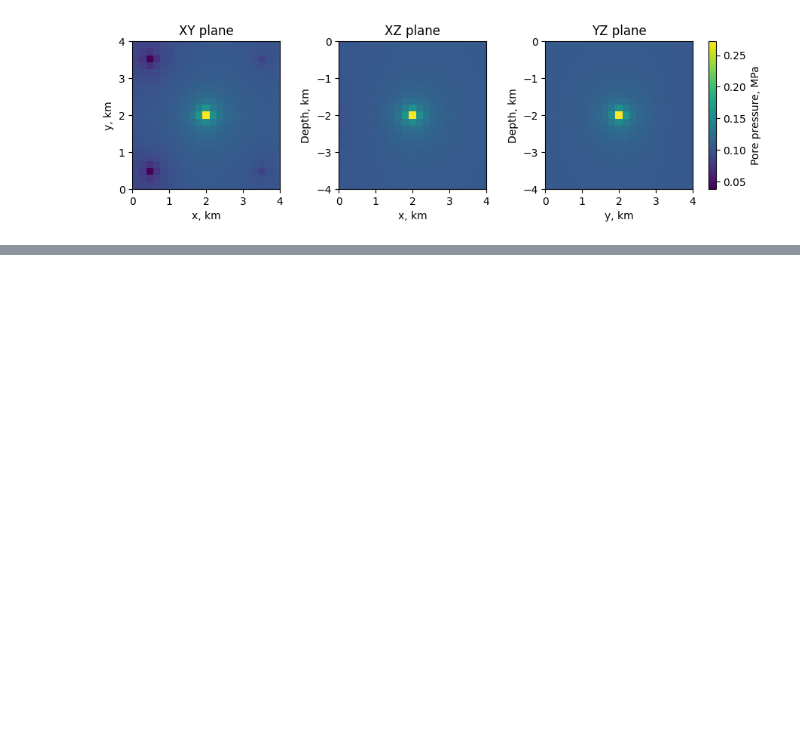
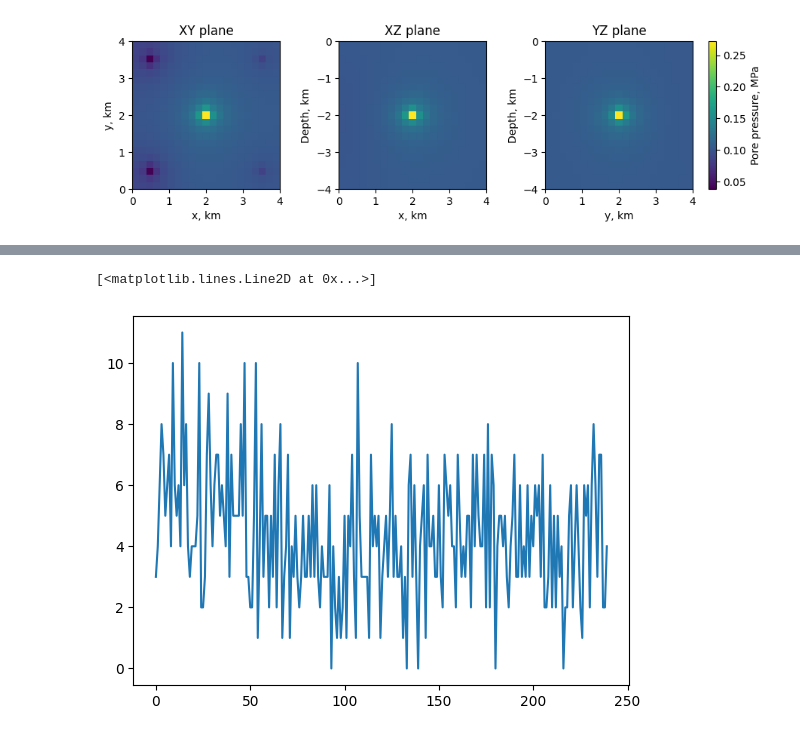
Before and after one commit to mexalon/mm_modeling, a Jupyter notebook: perms_to_events.ipynb, the cells around one changed output, grey strips where cells are left out. Cells and saved outputs as stored; diff of their text form; code cells hidden in the pictures; blank space fills up the shorter version.

```diff
--- a/perms_to_events.ipynb
+++ b/perms_to_events.ipynb
@@ -134,0 +358,6 @@ sss = Micro_Seismic_Seeds(base_params, C=1)
+# %%
+fig, ax = plt.subplots()
+ax.plot(events_by_time)
+# %% [output]
+[<matplotlib.lines.Line2D at 0x...>]
+[figure, added]
```
Also changed, not shown: parts of 8 cells of this notebook, 3 other files.
